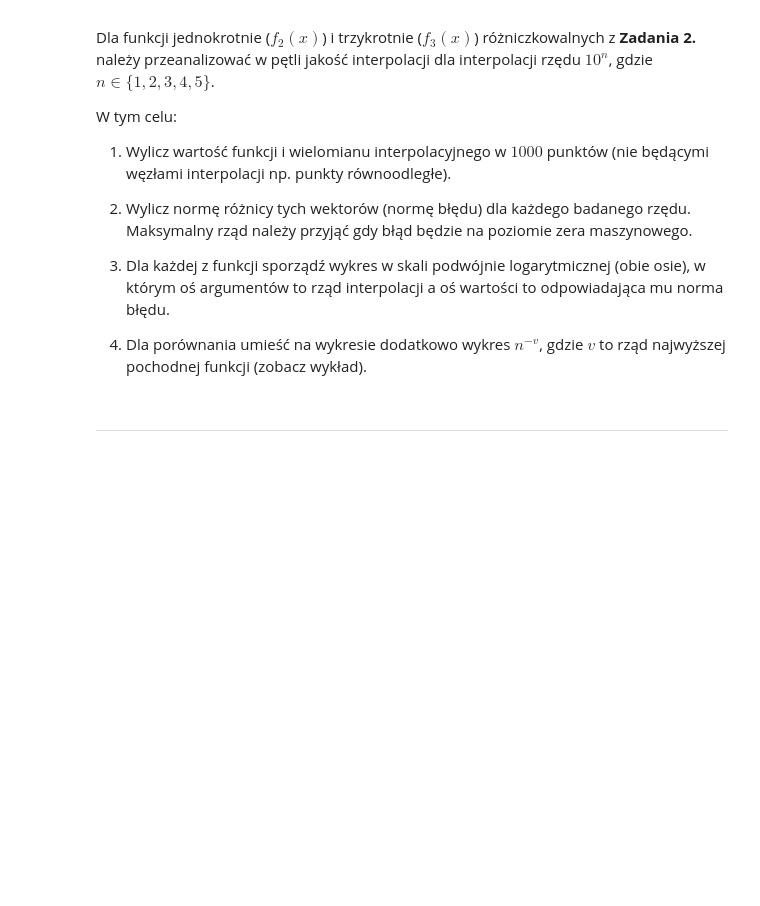
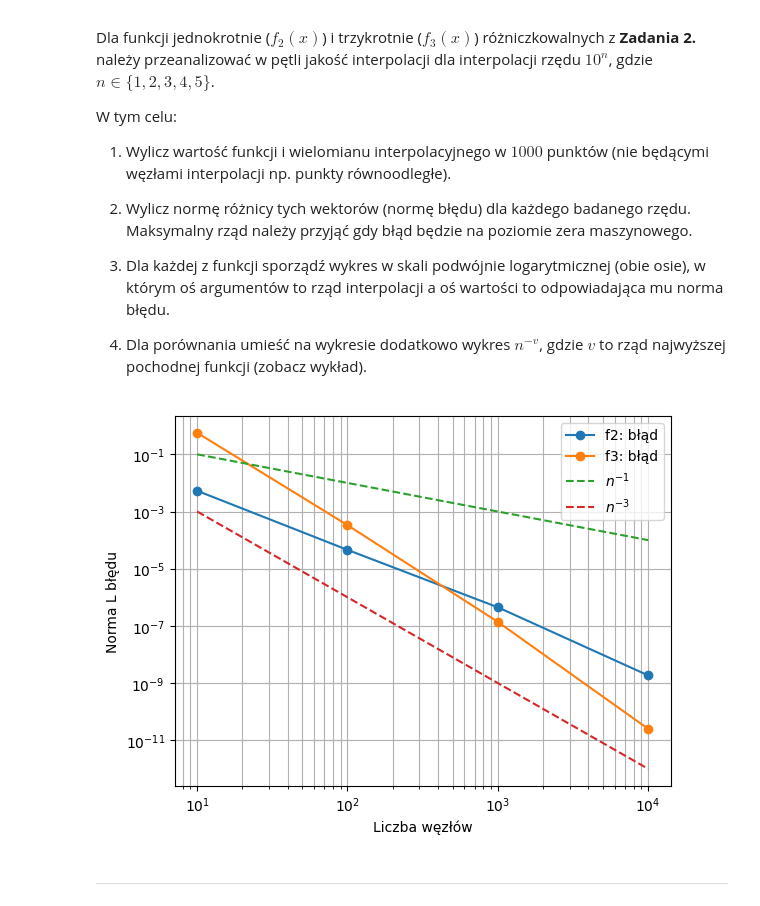
Before and after one commit to MN-KJ-2025/lab9-interpolacja-GrawtoG, a Jupyter notebook: sprawozdanie.ipynb, the cells around one changed output. Drawn from its saved outputs; the diff is of its cells as text; code cells hidden in the pictures; blank space fills up the shorter version.

```diff
--- a/sprawozdanie.ipynb
+++ b/sprawozdanie.ipynb
@@ -88,7 +88,8 @@ def f1(x):
 def f2(x):
     return np.sign(x)*x**2
 def f3(x):
-    return np.abs(np.sign(x))**2
+    return np.abs(np.sin(5*x))**3
+
 def f4_1(x):
     return 1/(1+x**2)
 def f4_25(x):
@@ -181,3 +236,41 @@ W tym celu:
+# %%
+
+x = np.linspace(-1, 1, 1000)
+vals2 = f2(x)
+vals3 = f3(x)
+
+ns = [10, 10e1, 10e2, 10e3]
+
+err2 = []
+err3 = []
+
+for n in ns:
+    k = int(n)
+
+    xn = main.chebyshev_nodes(k)
+    wn = main.bar_cheb_weights(k)
+
+    interp2 = main.barycentric_inte(xn, f2(xn), wn, x)
+    interp3 = main.barycentric_inte(xn, f3(xn), wn, x)
+
+    err2.append(main.L_inf(vals2, interp2))
+    err3.append(main.L_inf(vals3, interp3))
+
+orders = np.array(ns)
+
+plt.loglog(orders, err2, 'o-', label='f2: błąd')
+plt.loglog(orders, err3, 'o-', label='f3: błąd')
+
+plt.loglog(orders, orders**(-1), '--', label='$n^{-1}$')
+plt.loglog(orders, orders**(-3), '--', label='$n^{-3}$')
+
+plt.xlabel("Liczba węzłów")
+plt.ylabel("Norma L błędu")
+plt.grid(True, which='both')
+plt.legend()
+plt.show()
+# %% [output]
+[figure, added]
 # %% [markdown]
 ---
 # %% [markdown]
```
Also changed, not shown: parts of 8 cells of this notebook, 1 other file.
